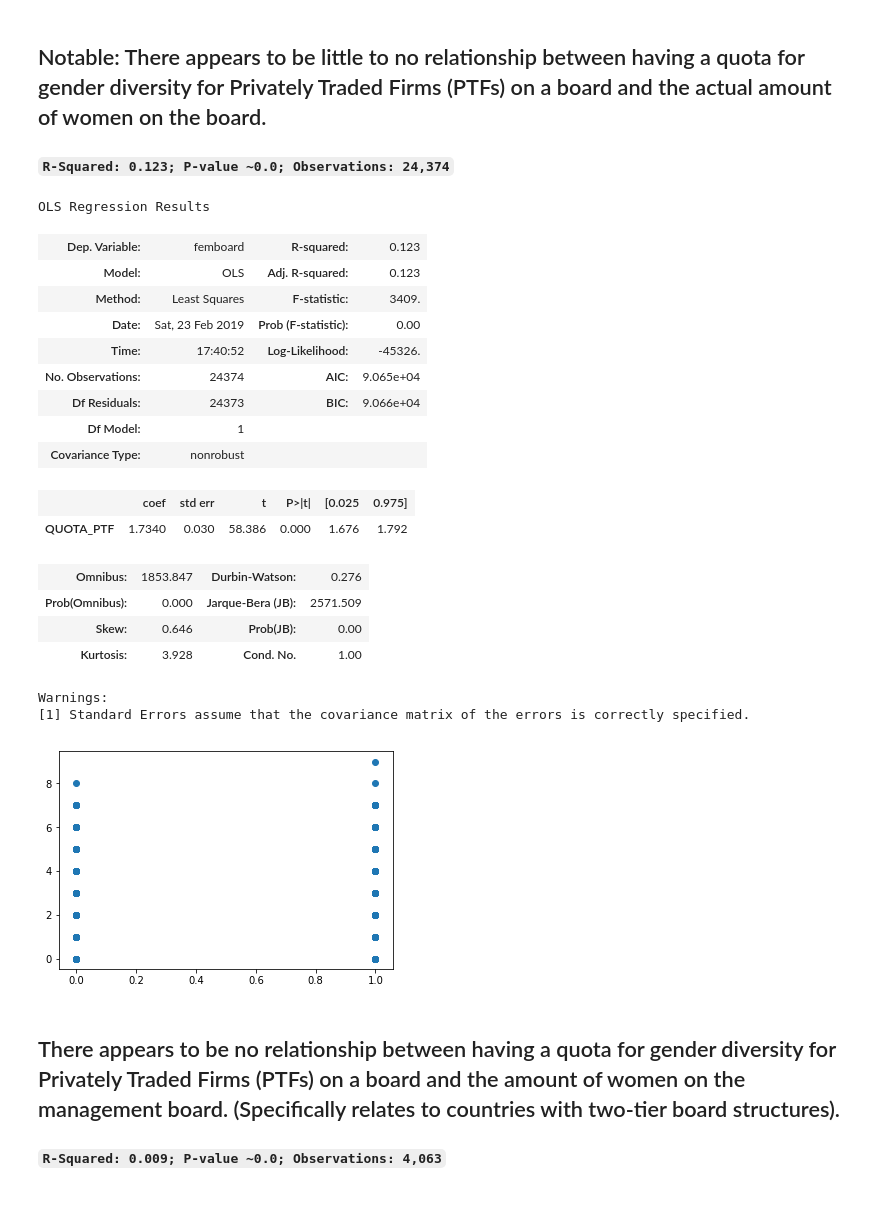
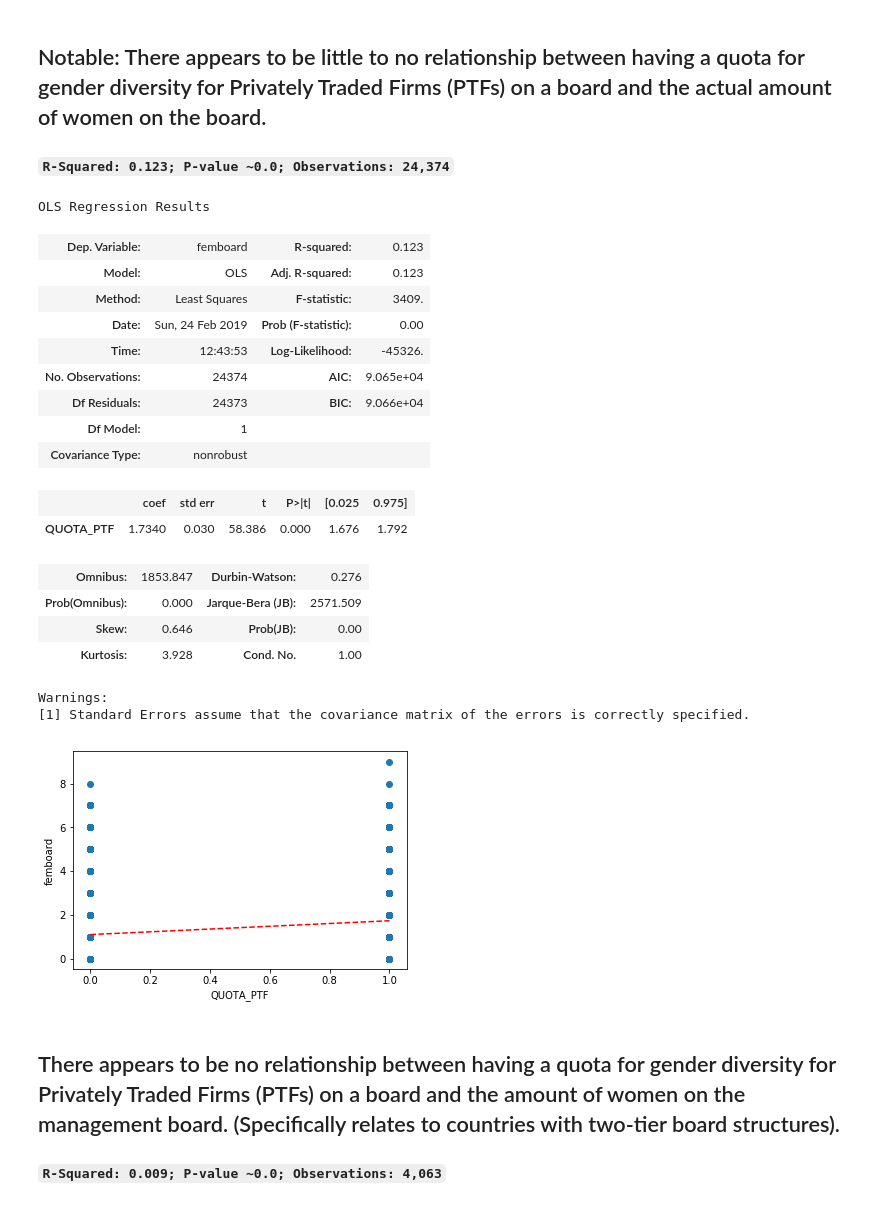
Before and after one commit to etokrug/GroupProject, a Jupyter notebook: GroupProject.ipynb, the cells around one changed output. Drawn from its saved outputs; the diff is of its cells as text; code cells hidden in the pictures.

```diff
--- a/GroupProject.ipynb
+++ b/GroupProject.ipynb
@@ -421,36 +436,40 @@ df_quota_w_fem = df_main[['QUOTA_PTF', 'femboard']].copy()
 df_quota_w_fem['QUOTA_PTF'] = df_quota_w_fem['QUOTA_PTF'].apply(to_integer)
 df_quota_w_fem['femboard'] = df_quota_w_fem['femboard'].apply(to_integer)
 
 plt.scatter(df_quota_w_fem['QUOTA_PTF'], df_quota_w_fem['femboard'])
+plt.plot([0, 1], [np.mean(df_quota_w_fem.loc[df_quota_w_fem['QUOTA_PTF'] == 0, 'femboard']),
+                  np.mean(df_quota_w_fem.loc[df_quota_w_fem['QUOTA_PTF'] == 1, 'femboard'])], 'r--')
+plt.ylabel("femboard")
+plt.xlabel("QUOTA_PTF")
 
 df_quota_w_fem = df_quota_w_fem.dropna()
 
 x = df_quota_w_fem['QUOTA_PTF']
 y = df_quota_w_fem['femboard']
 
 model = sm.OLS(y, x).fit()
 
 model.summary()
 # %% [output]
 OLS Regression Results
 | Dep. Variable: | femboard | R-squared: | 0.123 |
 | Model: | OLS | Adj. R-squared: | 0.123 |
 | Method: | Least Squares | F-statistic: | 3409. |
-| Date: | Sat, 23 Feb 2019 | Prob (F-statistic): | 0.00 |
-| Time: | 17:40:52 | Log-Likelihood: | -45326. |
+| Date: | Sun, 24 Feb 2019 | Prob (F-statistic): | 0.00 |
+| Time: | 12:43:53 | Log-Likelihood: | -45326. |
 | No. Observations: | 24374 | AIC: | 9.065e+04 |
 | Df Residuals: | 24373 | BIC: | 9.066e+04 |
 | Df Model: | 1 |  |  |
 | Covariance Type: | nonrobust |  |  |
 |  | coef | std err | t | P>|t| | [0.025 | 0.975] |
 | QUOTA_PTF | 1.7340 | 0.030 | 58.386 | 0.000 | 1.676 | 1.792 |
 | Omnibus: | 1853.847 | Durbin-Watson: | 0.276 |
 | Prob(Omnibus): | 0.000 | Jarque-Bera (JB): | 2571.509 |
 | Skew: | 0.646 | Prob(JB): | 0.00 |
 | Kurtosis: | 3.928 | Cond. No. | 1.00 |
 Warnings:
 [1] Standard Errors assume that the covariance matrix of the errors is correctly specified.
-[figure, old version]
+[figure, new version]
 # %% [markdown]
 ## There appears to be no relationship between having a quota for gender diversity for Privately Traded Firms (PTFs) on a board and the amount of women on the management board. (Specifically relates to countries with two-tier board structures).
 
```
Also changed, not shown: parts of 8 cells of this notebook.
